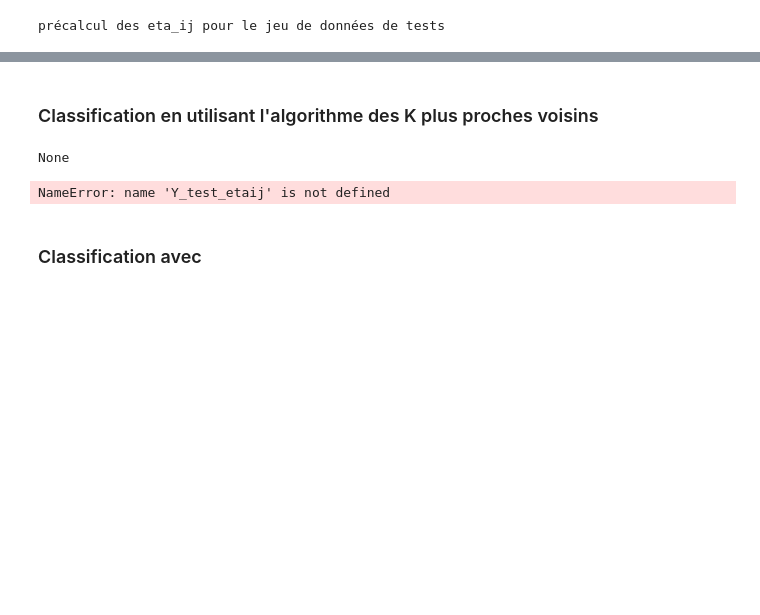
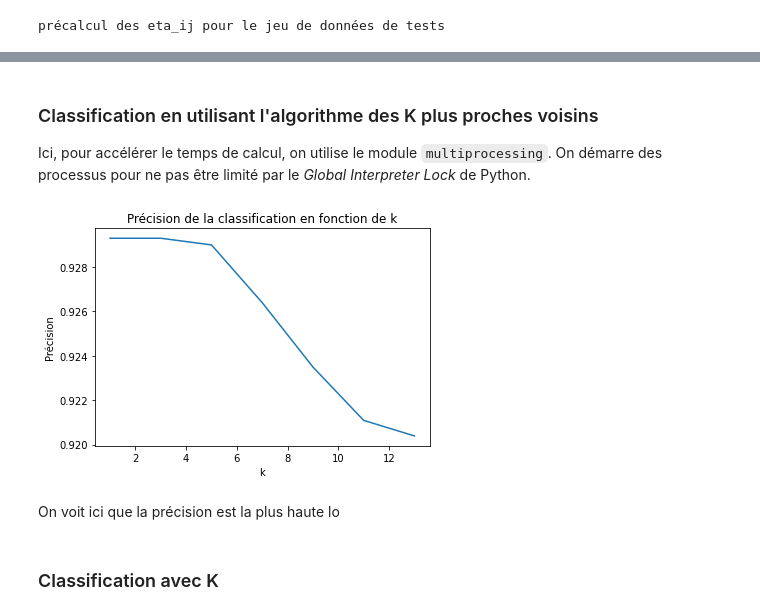
Before and after one commit to the-zucc/IFT3700-TP1, a Jupyter notebook: Travail1.ipynb, the cells around one changed output, grey strips where cells are left out. Saved outputs shown, nothing was run; the diff lists cells and outputs as text; code cells hidden in the pictures; blank space fills up the shorter version.

```diff
--- a/Travail1.ipynb
+++ b/Travail1.ipynb
@@ -205,5 +216,7 @@ def kmedoide_distance ()     :
-# %% [markdown]
-### Classification en utilisant l'algorithme des K plus proches voisins
+# %% [markdown]
+### Classification en utilisant l'algorithme des K plus proches voisins
+
+Ici, pour accélérer le temps de calcul, on utilise le module `multiprocessing`. On démarre des processus pour ne pas être limité par le _Global Interpreter Lock_ de Python.
 # %%
 from multiprocessing import Process
 from multiprocessing.sharedctypes import Array
@@ -272,16 +285,22 @@ def classify_KNN(aX_train, aY_train, aX_test, aY_test, max_neighbors, multi_proc
                 print(classifier.score(aX_test, aY_test))
 
 
-#resultats_KNN = classify_KNN(X_train[1:3000], Y_train[1:3000], X_test[1:3000], Y_test[1:3000], 15, True)
-print(resultats_KNN)
-resultats_KNN = classify_KNN(X_train_etaij, Y_train, X_test_etaij, Y_test, 15, False)
+resultats_KNN = classify_KNN(X_train[1:10000], Y_train[1:10000], X_test[1:10000], Y_test[1:10000], 15, True)
-# %% [output]
-None
-NameError: name 'Y_test_etaij' is not defined
 # %%
-#plt.plot(resultats_KNN[0], resultats_KNN[1])
-#plt.xlabel('k')
-#plt.ylabel('Précision')
-#plt.title('Précision de la classification en fonction de k');
-#plt.xticks(np.arange(min(resultats_KNN[0]), max(resultats_KNN[1])+1, 1.0))
-#plt.show()
+resultats_KNN_filtres = [[],[]]
+
+for i in range(len(resultats_KNN[0])):
+    if i % 2 == 1:
+        resultats_KNN_filtres[0].append(resultats_KNN[0][i])
+        resultats_KNN_filtres[1].append(resultats_KNN[1][i])
+
+resultats_KNN_filtres = np.array(resultats_KNN_filtres)
+plt.plot(resultats_KNN_filtres[0], resultats_KNN_filtres[1])
+plt.xlabel('k')
+plt.ylabel('Précision')
+plt.title('Précision de la classification en fonction de k')
+plt.show()
+# %% [output]
+[figure, added]
+# %% [markdown]
+On voit ici que la précision est la plus haute lo
@@ -288,2 +309,2 @@ NameError: name 'Y_test_etaij' is not defined
 # %% [markdown]
-### Classification avec
+### Classification avec K
```
Also changed, not shown: parts of 5 cells of this notebook.
